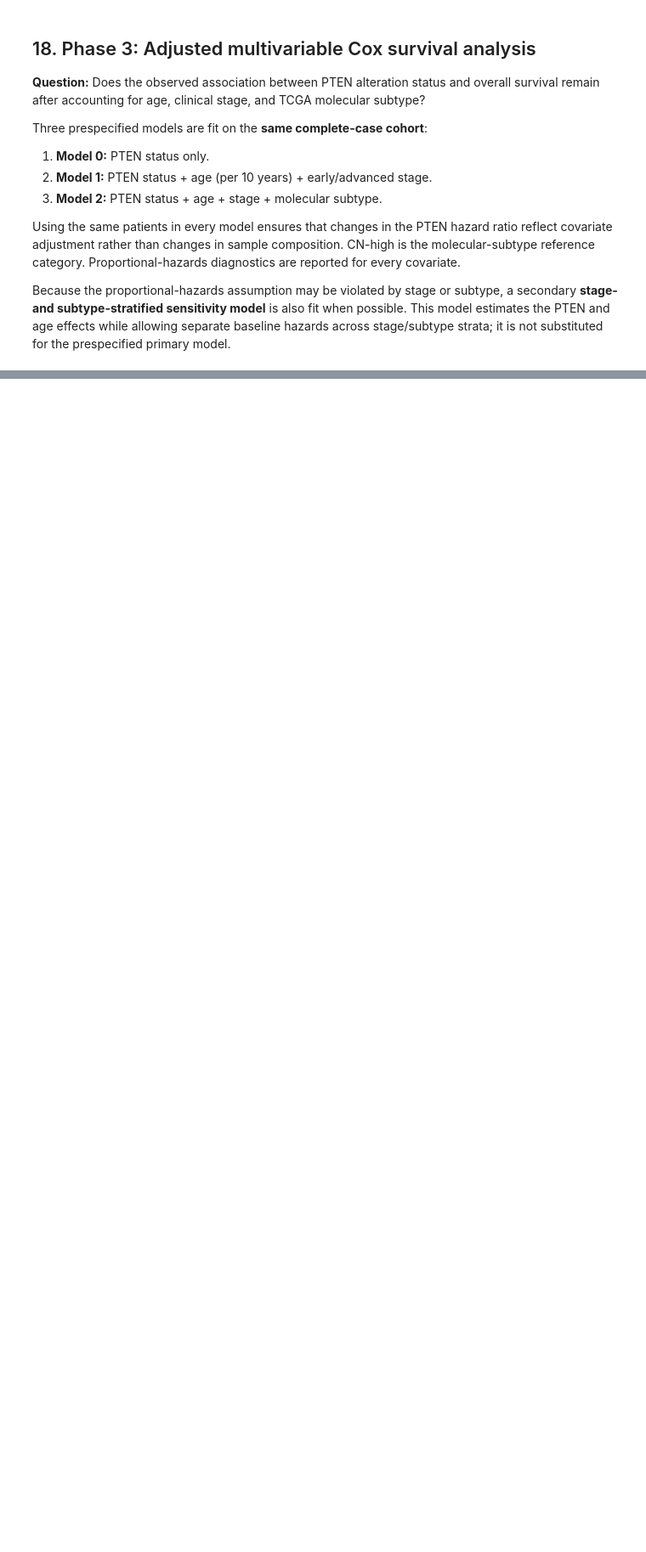
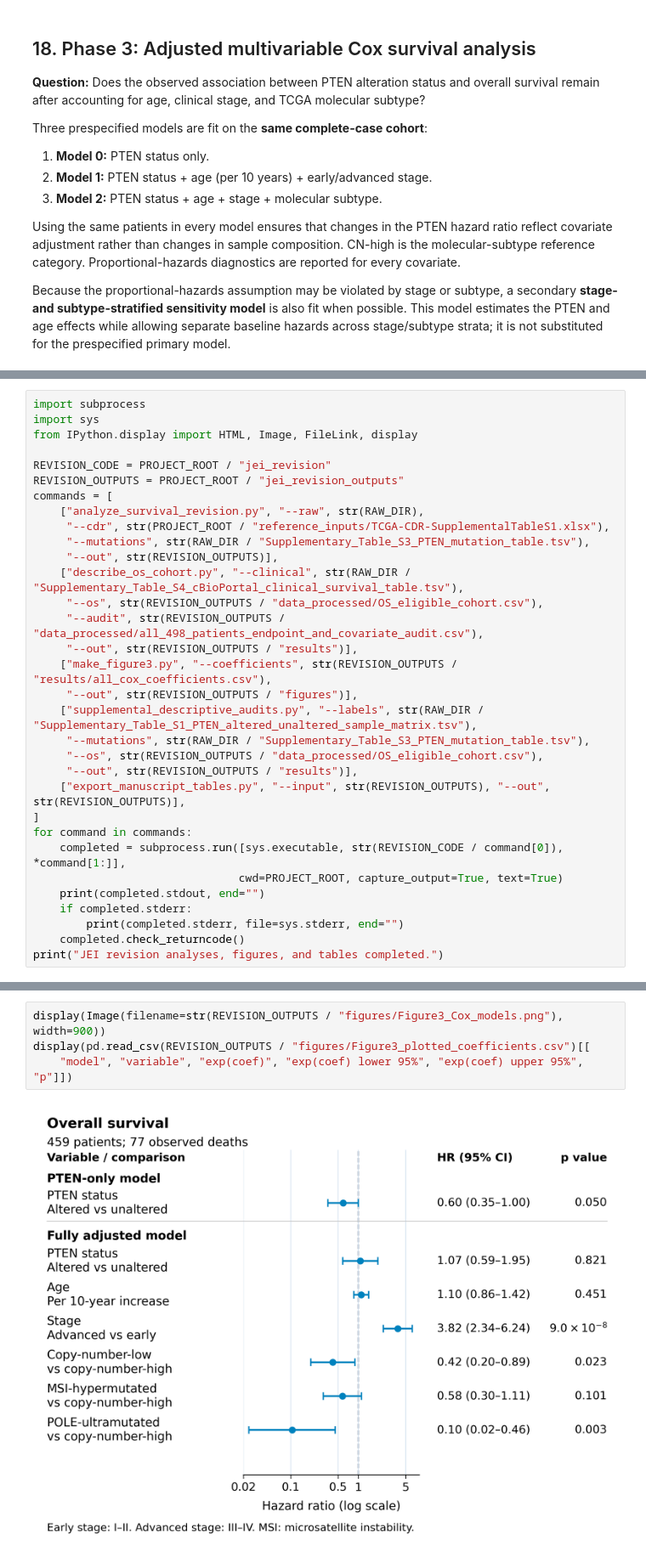
Before and after one commit to amoguskid/PTEN-UCEC-survival-analysis, a Jupyter notebook: PTEN_UCEC_OCSEF_master_notebook.ipynb, the cells around one changed output, grey strips where cells are left out. Shown at 85% size. Cells and saved outputs as stored; diff of their text form; blank space fills up the shorter version.

```diff
--- a/PTEN_UCEC_OCSEF_master_notebook.ipynb
+++ b/PTEN_UCEC_OCSEF_master_notebook.ipynb
@@ -1780,0 +1942,32 @@ runpy.run_path(PROJECT_ROOT / "ocsef_finalization.py", run_name="__main__")
+# %%
+import subprocess
+import sys
+from IPython.display import HTML, Image, FileLink, display
+
+REVISION_CODE = PROJECT_ROOT / "jei_revision"
+REVISION_OUTPUTS = PROJECT_ROOT / "jei_revision_outputs"
+commands = [
+    ["analyze_survival_revision.py", "--raw", str(RAW_DIR),
+     "--cdr", str(PROJECT_ROOT / "reference_inputs/TCGA-CDR-SupplementalTableS1.xlsx"),
+     "--mutations", str(RAW_DIR / "Supplementary_Table_S3_PTEN_mutation_table.tsv"),
+     "--out", str(REVISION_OUTPUTS)],
+    ["describe_os_cohort.py", "--clinical", str(RAW_DIR / "Supplementary_Table_S4_cBioPortal_clinical_survival_table.tsv"),
+     "--os", str(REVISION_OUTPUTS / "data_processed/OS_eligible_cohort.csv"),
+     "--audit", str(REVISION_OUTPUTS / "data_processed/all_498_patients_endpoint_and_covariate_audit.csv"),
+     "--out", str(REVISION_OUTPUTS / "results")],
+    ["make_figure3.py", "--coefficients", str(REVISION_OUTPUTS / "results/all_cox_coefficients.csv"),
+     "--out", str(REVISION_OUTPUTS / "figures")],
+    ["supplemental_descriptive_audits.py", "--labels", str(RAW_DIR / "Supplementary_Table_S1_PTEN_altered_unaltered_sample_matrix.tsv"),
+     "--mutations", str(RAW_DIR / "Supplementary_Table_S3_PTEN_mutation_table.tsv"),
+     "--os", str(REVISION_OUTPUTS / "data_processed/OS_eligible_cohort.csv"),
+     "--out", str(REVISION_OUTPUTS / "results")],
+    ["export_manuscript_tables.py", "--input", str(REVISION_OUTPUTS), "--out", str(REVISION_OUTPUTS)],
+]
+for command in commands:
+    completed = subprocess.run([sys.executable, str(REVISION_CODE / command[0]), *command[1:]],
+                               cwd=PROJECT_ROOT, capture_output=True, text=True)
+    print(completed.stdout, end="")
+    if completed.stderr:
+        print(completed.stderr, file=sys.stderr, end="")
+    completed.check_returncode()
+print("JEI revision analyses, figures, and tables completed.")
@@ -1780,0 +1998,6 @@ runpy.run_path(PROJECT_ROOT / "ocsef_finalization.py", run_name="__main__")
+# %%
+display(Image(filename=str(REVISION_OUTPUTS / "figures/Figure3_Cox_models.png"), width=900))
+display(pd.read_csv(REVISION_OUTPUTS / "figures/Figure3_plotted_coefficients.csv")[[
+    "model", "variable", "exp(coef)", "exp(coef) lower 95%", "exp(coef) upper 95%", "p"]])
+# %% [output]
+[figure, added]
```
Also changed, not shown: parts of 28 cells of this notebook, 39 other files.
